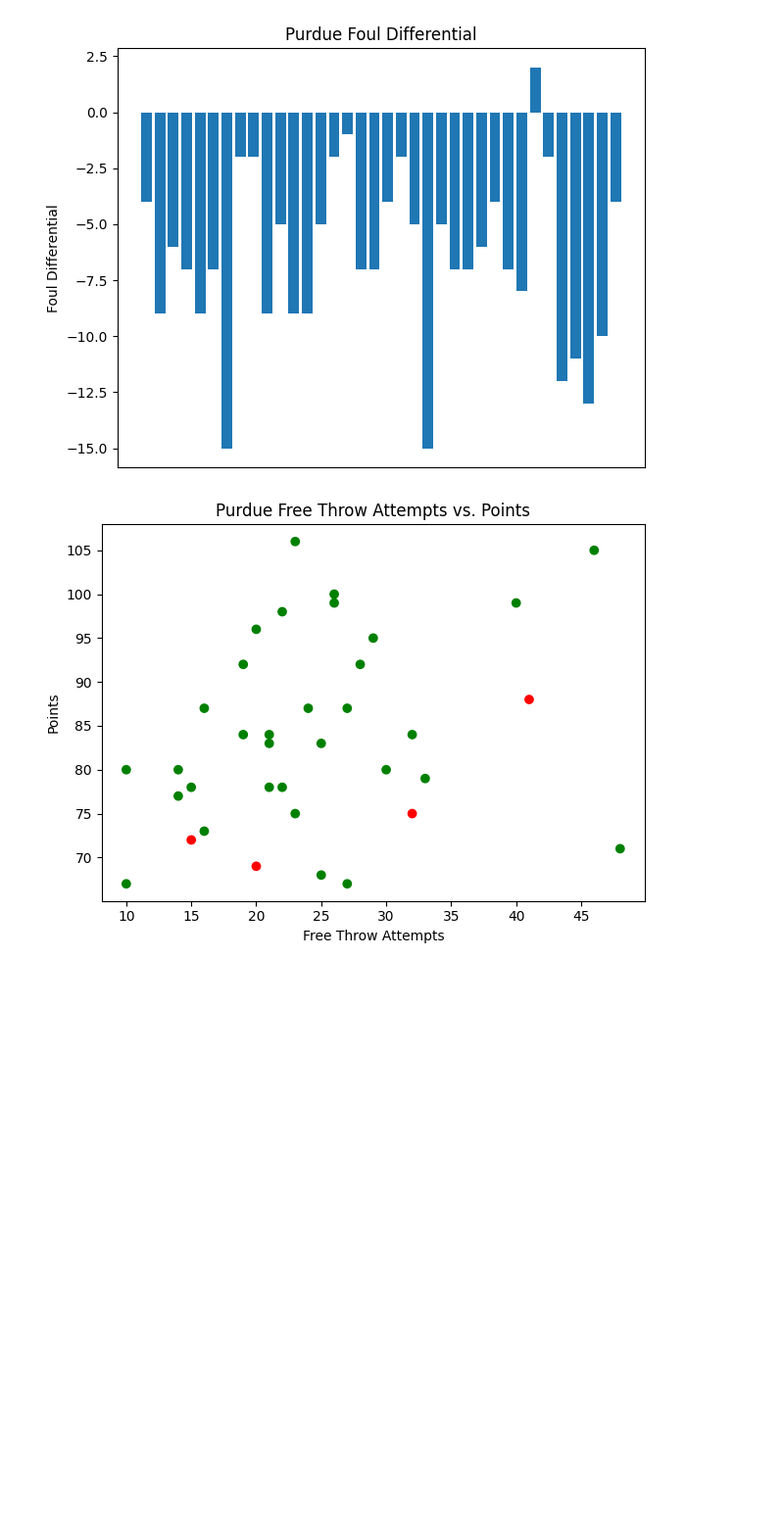
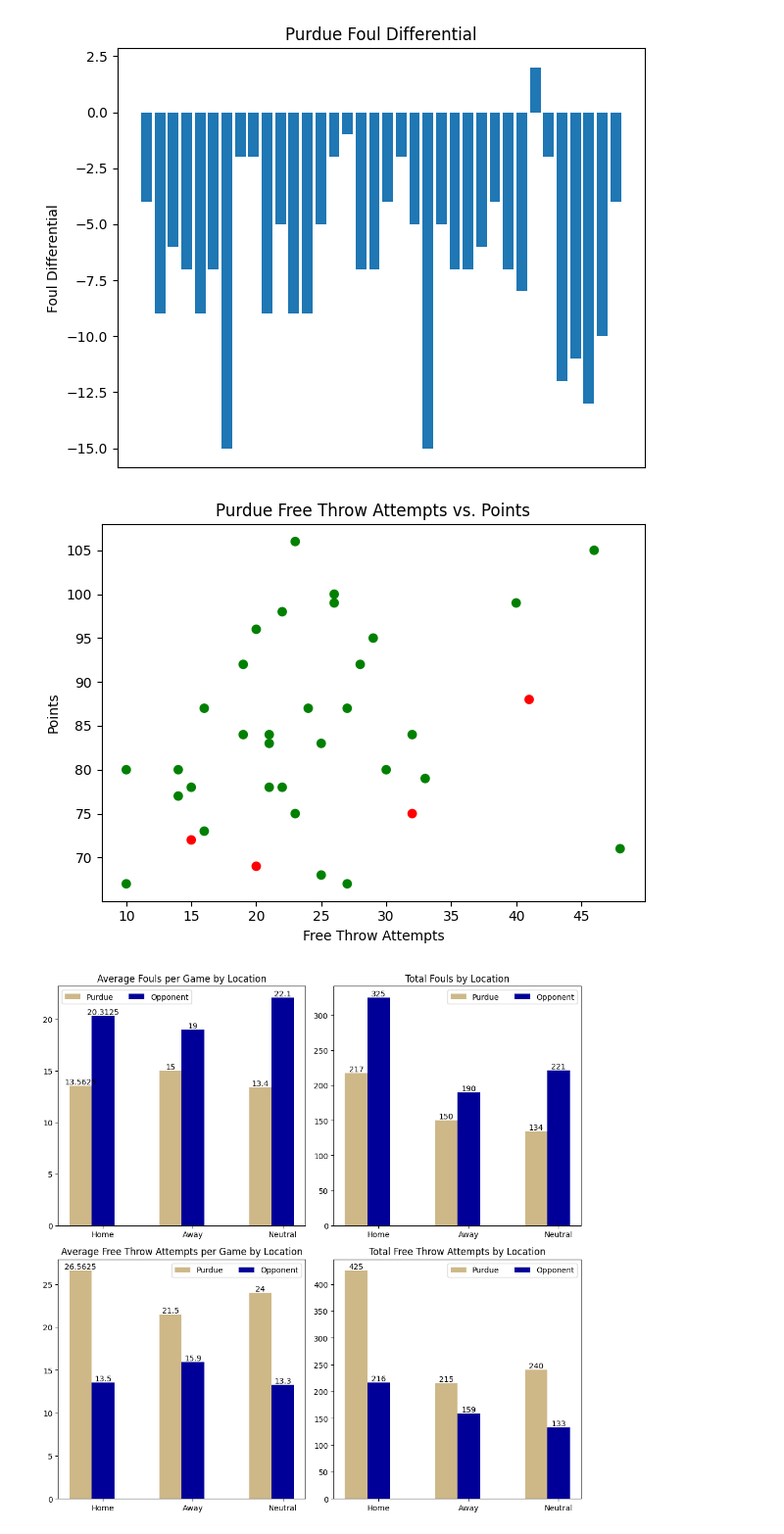
Before and after one commit to wonderrxjr/Data-Parsing, a Jupyter notebook: purdue_data.ipynb, the cells around one changed output. Shown at 98% size. Saved outputs shown, nothing was run; the diff lists cells and outputs as text; code cells hidden in the pictures; blank space fills up the shorter version.

Commit message:
Added location chart

```diff
--- a/purdue_data.ipynb
+++ b/purdue_data.ipynb
@@ -156,3 +156,83 @@ plt.tight_layout()
 plt.show()
 # %% [output]
 [figure]
+# %%
+purdue_home_foul_avg = data[data['Loc'] == 'H']['PF'].mean()
+purdue_away_foul_avg = data[data['Loc'] == '@']['PF'].mean()
+purdue_neutral_foul_avg = data[data['Loc'] == 'N']['PF'].mean()
+
+average_home_opponent_fouls = data[data['Loc'] == 'H']['OPF'].mean()
+average_away_opponent_fouls = data[data['Loc'] == '@']['OPF'].mean()
+average_neutral_opponent_fouls = data[data['Loc'] == 'N']['OPF'].mean()
+
+total_purdue_home_fouls = data[data['Loc'] == 'H']['PF'].sum()
+total_purdue_away_fouls = data[data['Loc'] == '@']['PF'].sum()
+total_purdue_neutral_fouls = data[data['Loc'] == 'N']['PF'].sum()
+
+total_home_opponent_fouls = data[data['Loc'] == 'H']['OPF'].sum()
+total_away_opponent_fouls = data[data['Loc'] == '@']['OPF'].sum()
+total_neutral_opponent_fouls = data[data['Loc'] == 'N']['OPF'].sum()
+
+purdue_home_ft_avg = data[data['Loc'] == 'H']['FTA'].mean()
+purdue_away_ft_avg = data[data['Loc'] == '@']['FTA'].mean()
+purdue_neutral_ft_avg = data[data['Loc'] == 'N']['FTA'].mean()
+
+average_home_opponent_ft_attempts = data[data['Loc'] == 'H']['OFTA'].mean()
+average_away_opponent_ft_attempts = data[data['Loc'] == '@']['OFTA'].mean()
+average_neutral_opponent_ft_attempts = data[data['Loc'] == 'N']['OFTA'].mean()
+
+total_purdue_home_ft_attempts = data[data['Loc'] == 'H']['FTA'].sum()
+total_purdue_away_ft_attempts = data[data['Loc'] == '@']['FTA'].sum()
+total_purdue_neutral_ft_attempts = data[data['Loc'] == 'N']['FTA'].sum()
+
+total_home_opponent_ft_attempts = data[data['Loc'] == 'H']['OFTA'].sum()
+total_away_opponent_ft_attempts = data[data['Loc'] == '@']['OFTA'].sum()
+total_neutral_opponent_ft_attempts = data[data['Loc'] == 'N']['OFTA'].sum()
+
+# Create a 2x2 grid of plots
+fig, axs = plt.subplots(2, 2, figsize=(10, 10))
+
+barWidth = 0.25
+r1 = np.arange(3)
+r2 = [x + barWidth for x in r1]
+r3 = [x + barWidth for x in r2]
+axs[0, 0].bar(r1, [purdue_home_foul_avg, purdue_away_foul_avg, purdue_neutral_foul_avg], color='#CEB888', width=barWidth, label='Purdue')
+axs[0, 0].bar(r2, [average_home_opponent_fouls, average_away_opponent_fouls, average_neutral_opponent_fouls], color='#000099', width=barWidth, label='Opponent')
+axs[0, 0].set_title('Average Fouls per Game by Location')
+axs[0, 0].set_xticks([r + barWidth for r in range(3)])
+axs[0, 0].set_xticklabels(['Home', 'Away', 'Neutral'])
+axs[0, 0].bar_label(axs[0, 0].containers[0])
+axs[0, 0].bar_label(axs[0, 0].containers[1])
+axs[0, 0].legend(ncols=2)
+
+axs[0, 1].bar(r1, [total_purdue_home_fouls, total_purdue_away_fouls, total_purdue_neutral_fouls], color='#CEB888', width=barWidth, label='Purdue')
+axs[0, 1].bar(r2, [total_home_opponent_fouls, total_away_opponent_fouls, total_neutral_opponent_fouls], color='#000099', width=barWidth, label='Opponent')
+axs[0, 1].set_title('Total Fouls by Location')
+axs[0, 1].set_xticks([r + barWidth for r in range(3)])
+axs[0, 1].set_xticklabels(['Home', 'Away', 'Neutral'])
+axs[0, 1].bar_label(axs[0, 1].containers[0])
+axs[0, 1].bar_label(axs[0, 1].containers[1])
+axs[0, 1].legend(ncols=2)
+
+axs[1, 0].bar(r1, [purdue_home_ft_avg, purdue_away_ft_avg, purdue_neutral_ft_avg], color='#CEB888', width=barWidth, label='Purdue')
+axs[1, 0].bar(r2, [average_home_opponent_ft_attempts, average_away_opponent_ft_attempts, average_neutral_opponent_ft_attempts], color='#000099', width=barWidth, label='Opponent')
+axs[1, 0].set_title('Average Free Throw Attempts per Game by Location')
+axs[1, 0].set_xticks([r + barWidth for r in range(3)])
+axs[1, 0].set_xticklabels(['Home', 'Away', 'Neutral'])
+axs[1, 0].bar_label(axs[1, 0].containers[0])
+axs[1, 0].bar_label(axs[1, 0].containers[1])
+axs[1, 0].legend(ncols=2)
+
+axs[1, 1].bar(r1, [total_purdue_home_ft_attempts, total_purdue_away_ft_attempts, total_purdue_neutral_ft_attempts], color='#CEB888', width=barWidth, label='Purdue')
+axs[1, 1].bar(r2, [total_home_opponent_ft_attempts, total_away_opponent_ft_attempts, total_neutral_opponent_ft_attempts], color='#000099', width=barWidth, label='Opponent')
+axs[1, 1].set_title('Total Free Throw Attempts by Location')
+axs[1, 1].set_xticks([r + barWidth for r in range(3)])
+axs[1, 1].set_xticklabels(['Home', 'Away', 'Neutral'])
+axs[1, 1].bar_label(axs[1, 1].containers[0])
+axs[1, 1].bar_label(axs[1, 1].containers[1])
+axs[1, 1].legend(ncols=2)
+
+plt.tight_layout()
+plt.show()
+# %% [output]
+[figure, added]
```
